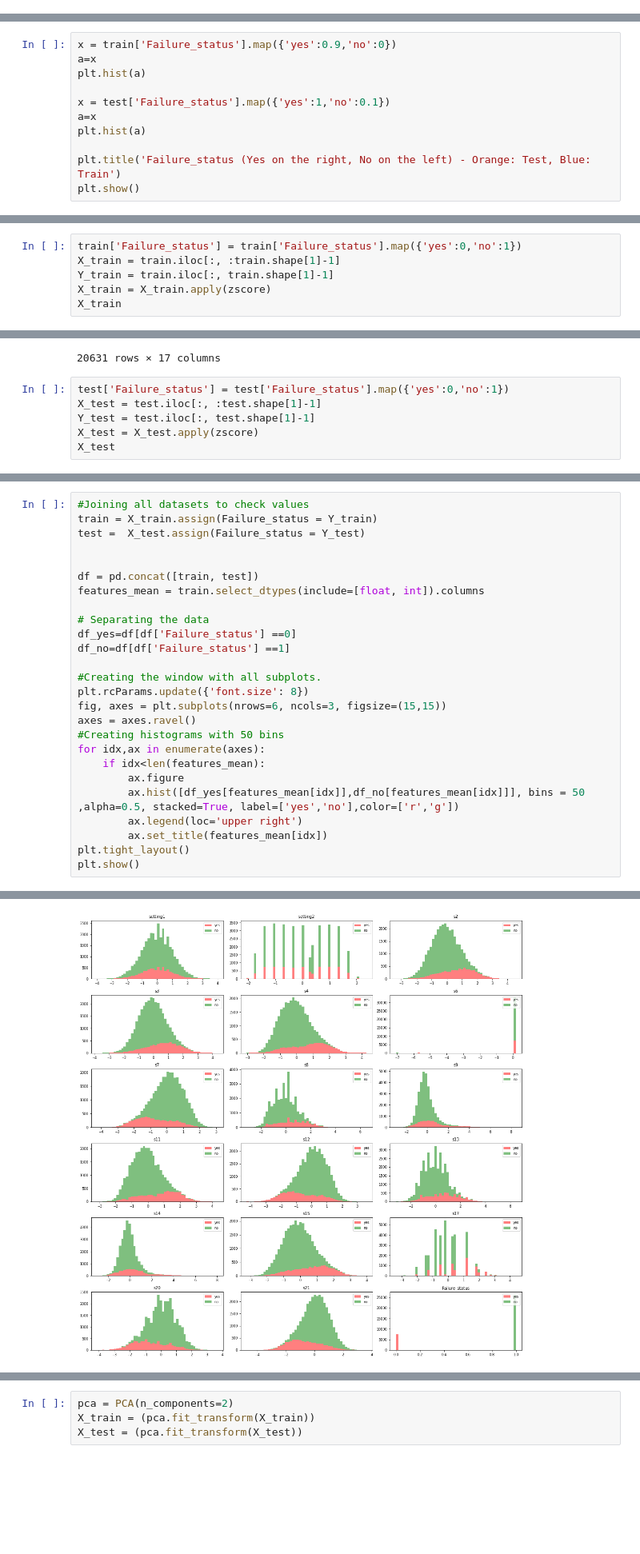
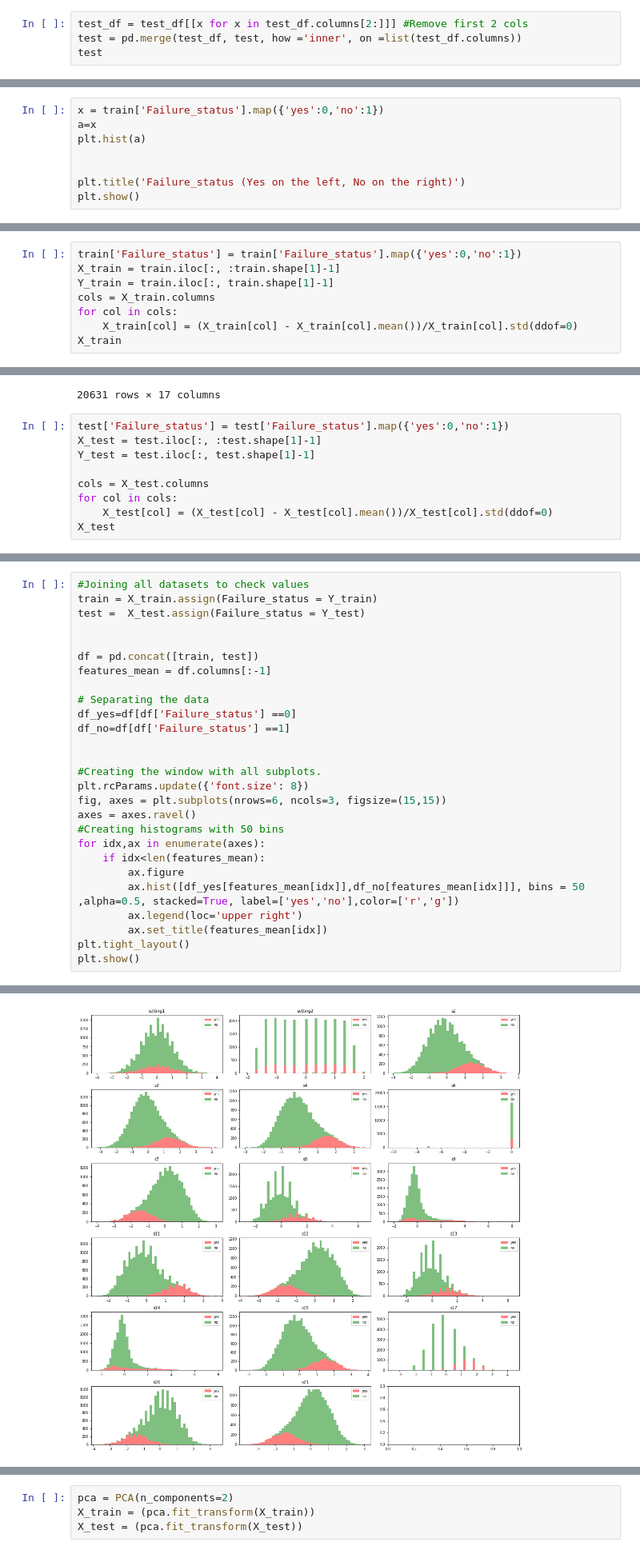
Before and after one commit to PedroMarques27/ED, a Jupyter notebook: Data_mining_Notebook.ipynb, the cells around one changed output, grey strips where cells are left out. Shown: that part at 80% size. Drawn from its saved outputs; the diff is of its cells as text; blank space fills up the shorter version.

```diff
--- a/Data_mining_Notebook.ipynb
+++ b/Data_mining_Notebook.ipynb
@@ -95,0 +138,4 @@ test
+# %%
+test_df = test_df[[x for x in test_df.columns[2:]]] #Remove first 2 cols
+test = pd.merge(test_df, test, how ='inner', on =list(test_df.columns))
+test
@@ -139,14 +199,11 @@ Name: Failure_status, dtype: int64
 # %% [markdown]
 As we can see, the data is imbalanced in both datasets, furthermore we can actually visualize this disparity below
 # %%
-x = train['Failure_status'].map({'yes':0.9,'no':0})
+x = train['Failure_status'].map({'yes':0,'no':1})
 a=x
 plt.hist(a)
 
-x = test['Failure_status'].map({'yes':1,'no':0.1})
-a=x
-plt.hist(a)
 
-plt.title('Failure_status (Yes on the right, No on the left) - Orange: Test, Blue: Train')
+plt.title('Failure_status (Yes on the left, No on the right)')
 plt.show()
 # %% [output]
@@ -204,7 +261,9 @@ These values need to be normalized, we use the zscore
 train['Failure_status'] = train['Failure_status'].map({'yes':0,'no':1})
 X_train = train.iloc[:, :train.shape[1]-1]
 Y_train = train.iloc[:, train.shape[1]-1]
-X_train = X_train.apply(zscore)
+cols = X_train.columns
+for col in cols:
+    X_train[col] = (X_train[col] - X_train[col].mean())/X_train[col].std(ddof=0)
 X_train
 # %% [output]
 A value is trying to be set on a copy of a slice from a DataFrame.
@@ -229,7 +288,10 @@ See the caveats in the documentation: https://pandas.pydata.org/pandas-docs/stab
 test['Failure_status'] = test['Failure_status'].map({'yes':0,'no':1})
 X_test = test.iloc[:, :test.shape[1]-1]
 Y_test = test.iloc[:, test.shape[1]-1]
-X_test = X_test.apply(zscore)
+
+cols = X_test.columns
+for col in cols:
+    X_test[col] = (X_test[col] - X_test[col].mean())/X_test[col].std(ddof=0)
 X_test
 # %% [output]
 A value is trying to be set on a copy of a slice from a DataFrame.
@@ -257,11 +319,12 @@ test =  X_test.assign(Failure_status = Y_test)
 
 
 df = pd.concat([train, test])
-features_mean = train.select_dtypes(include=[float, int]).columns
+features_mean = df.columns[:-1]
 
 # Separating the data
 df_yes=df[df['Failure_status'] ==0]
 df_no=df[df['Failure_status'] ==1]
+
 
 #Creating the window with all subplots.
 plt.rcParams.update({'font.size': 8})
@@ -280,4 +355,4 @@ plt.show()
-[figure, old version]
+[figure, new version]
 # %%
 k_bestfeatures = SelectKBest(score_func = f_classif)
 rankings = k_bestfeatures.fit(X_train,Y_train)
```
Also changed, not shown: parts of 25 cells of this notebook, 3 other files.
